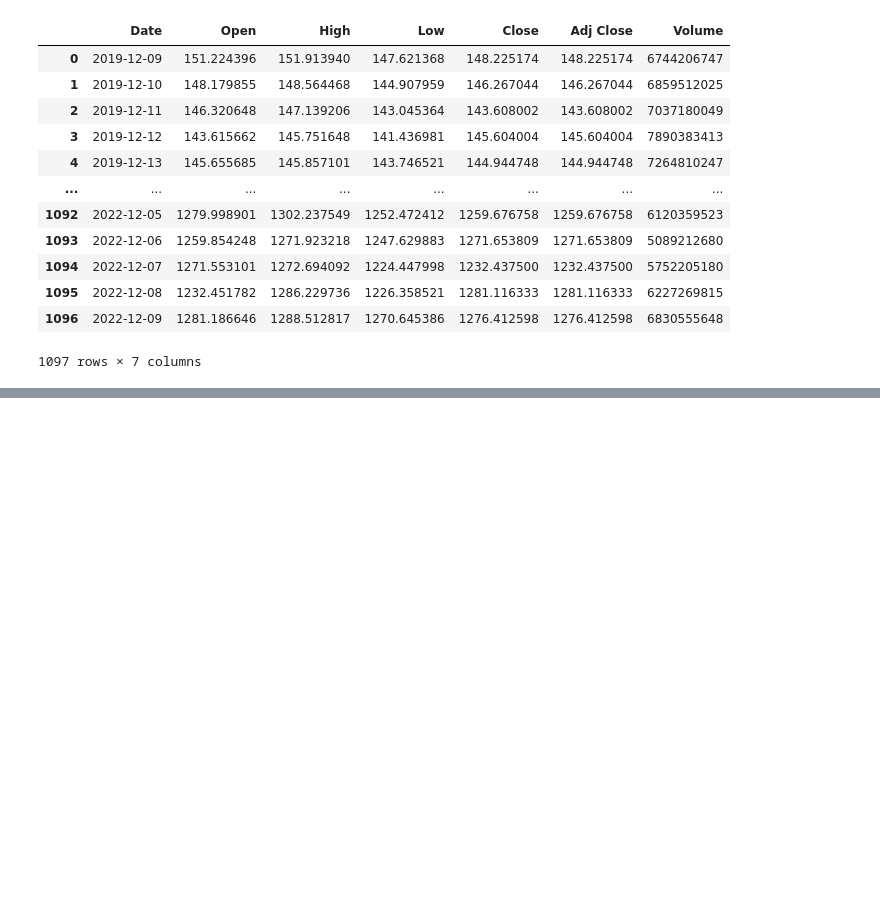
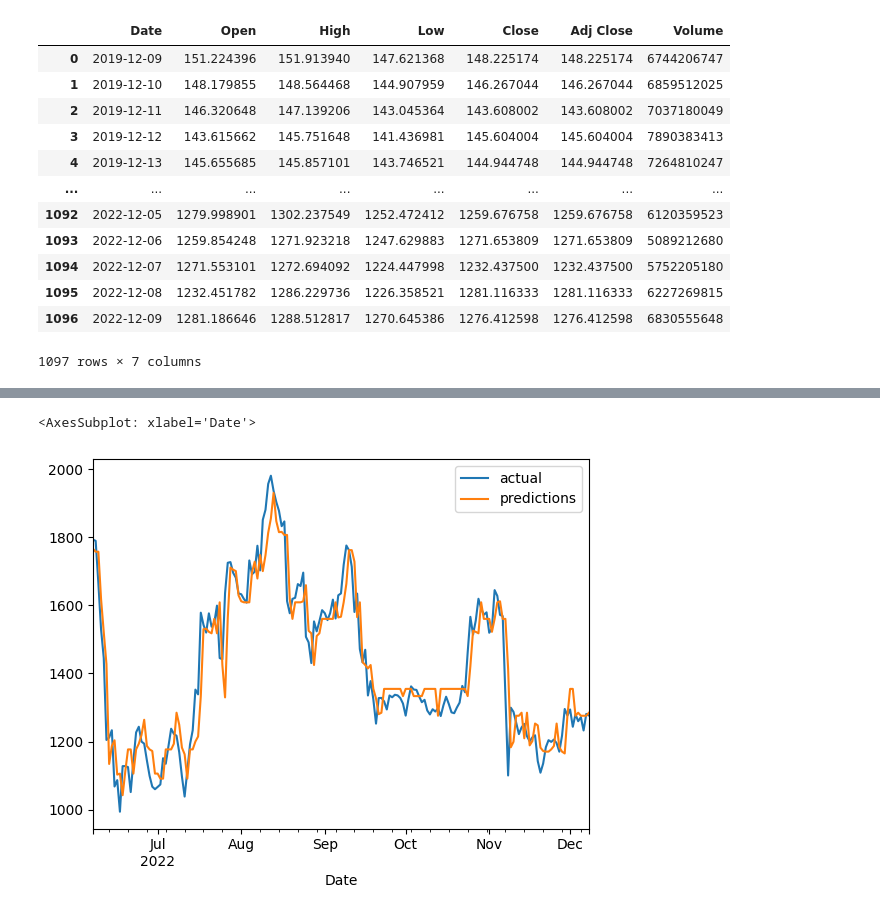
Before and after one commit to it21053528/Machine-learning, a Jupyter notebook: Ether price/EtherPredict.ipynb, the cells around one changed output, grey strips where cells are left out. Cells and saved outputs as stored; diff of their text form; code cells hidden in the pictures; blank space fills up the shorter version.

```diff
--- a/Ether price/EtherPredict.ipynb
+++ b/Ether price/EtherPredict.ipynb
@@ -83,0 +120,7 @@ RandomForestRegressor does not accept missing values encoded as NaN natively. Fo
+# %%
+combined = pd.concat([y_test, pd.Series(predictions, index=X_test.index)], axis=1)
+combined.columns = ["actual", "predictions"]
+combined.plot()
+# %% [output]
+<AxesSubplot: xlabel='Date'>
+[figure, added]
```
Also changed, not shown: parts of 16 cells of this notebook.
